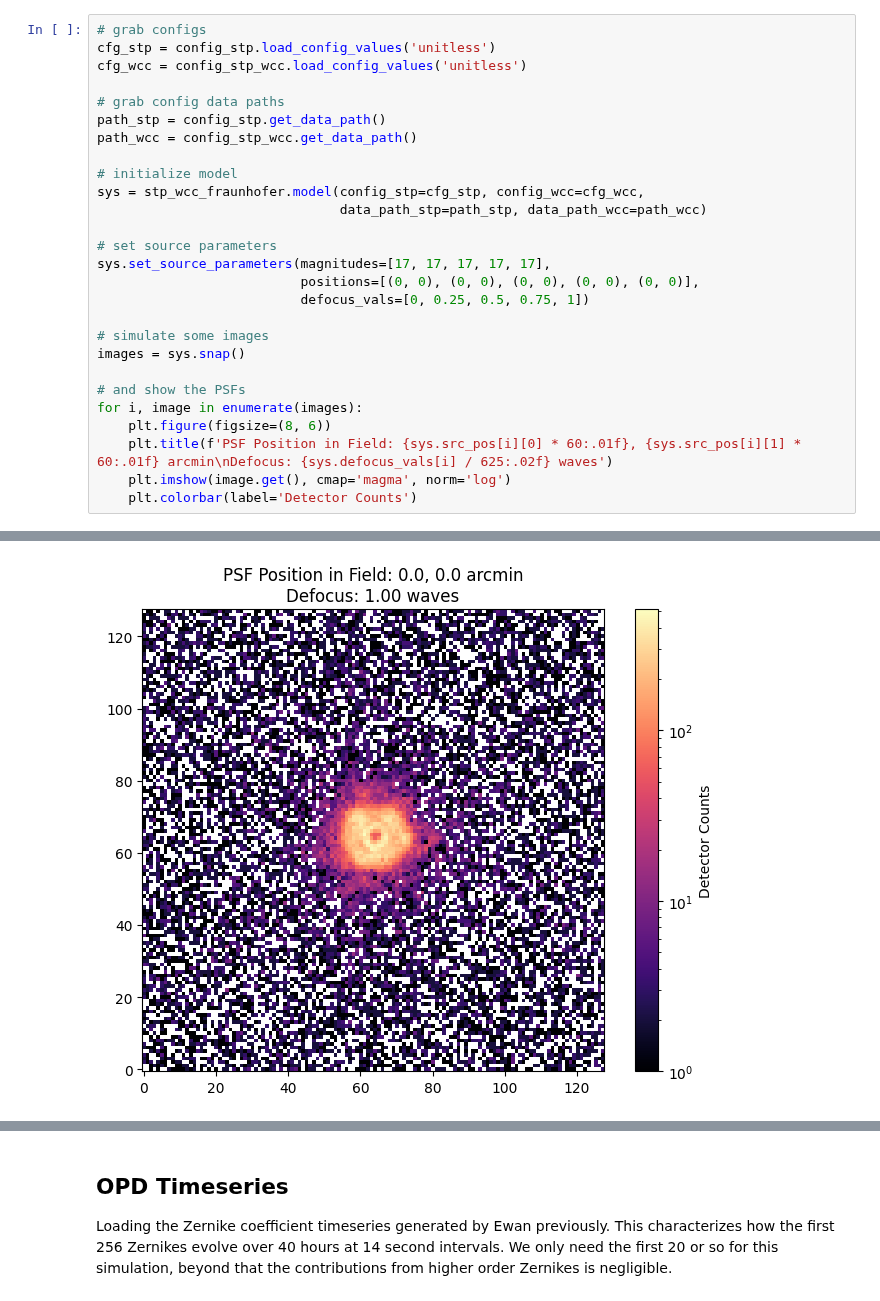
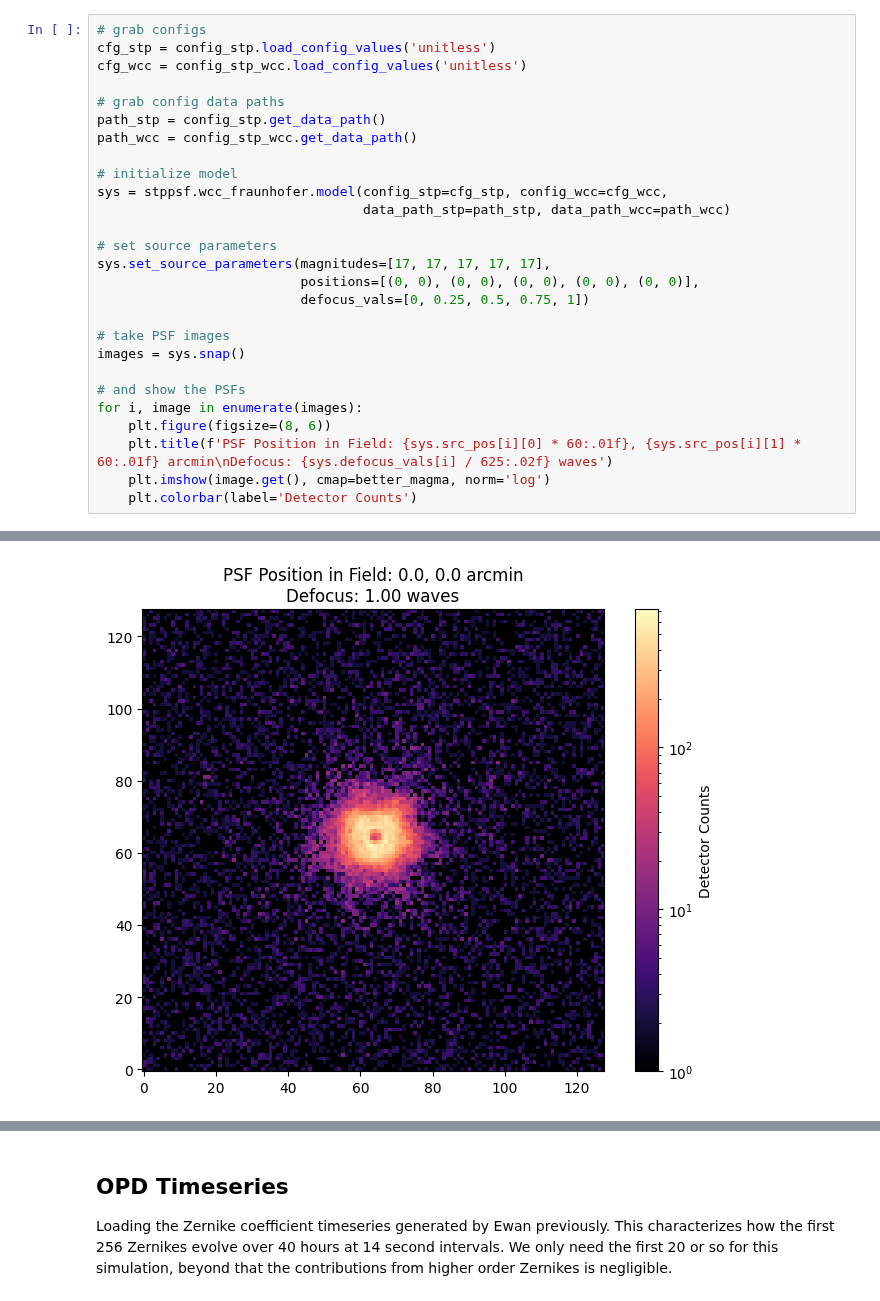
Before and after one commit to uasal/lina, a Jupyter notebook: notebooks/demo_fdpr_maintenance.ipynb, the cells around one changed output, grey strips where cells are left out. Saved outputs shown, nothing was run; the diff lists cells and outputs as text.

```diff
--- a/notebooks/demo_fdpr_maintenance.ipynb
+++ b/notebooks/demo_fdpr_maintenance.ipynb
@@ -81,21 +91,21 @@ path_stp = config_stp.get_data_path()
 path_wcc = config_stp_wcc.get_data_path()
 
 # initialize model
-sys = stp_wcc_fraunhofer.model(config_stp=cfg_stp, config_wcc=cfg_wcc,
-                               data_path_stp=path_stp, data_path_wcc=path_wcc)
+sys = stppsf.wcc_fraunhofer.model(config_stp=cfg_stp, config_wcc=cfg_wcc,
+                                  data_path_stp=path_stp, data_path_wcc=path_wcc)
 
 # set source parameters
 sys.set_source_parameters(magnitudes=[17, 17, 17, 17, 17],
                           positions=[(0, 0), (0, 0), (0, 0), (0, 0), (0, 0)],
                           defocus_vals=[0, 0.25, 0.5, 0.75, 1])
 
-# simulate some images
+# take PSF images
 images = sys.snap()
 
 # and show the PSFs
 for i, image in enumerate(images):
     plt.figure(figsize=(8, 6))
     plt.title(f'PSF Position in Field: {sys.src_pos[i][0] * 60:.01f}, {sys.src_pos[i][1] * 60:.01f} arcmin\nDefocus: {sys.defocus_vals[i] / 625:.02f} waves')
-    plt.imshow(image.get(), cmap='magma', norm='log')
+    plt.imshow(image.get(), cmap=better_magma, norm='log')
     plt.colorbar(label='Detector Counts')
 # %% [output]
@@ -106 +116 @@ for i, image in enumerate(images):
-[figure, old version]
+[figure, new version]
```
Also changed, not shown: parts of 12 cells of this notebook, 1 other file.
